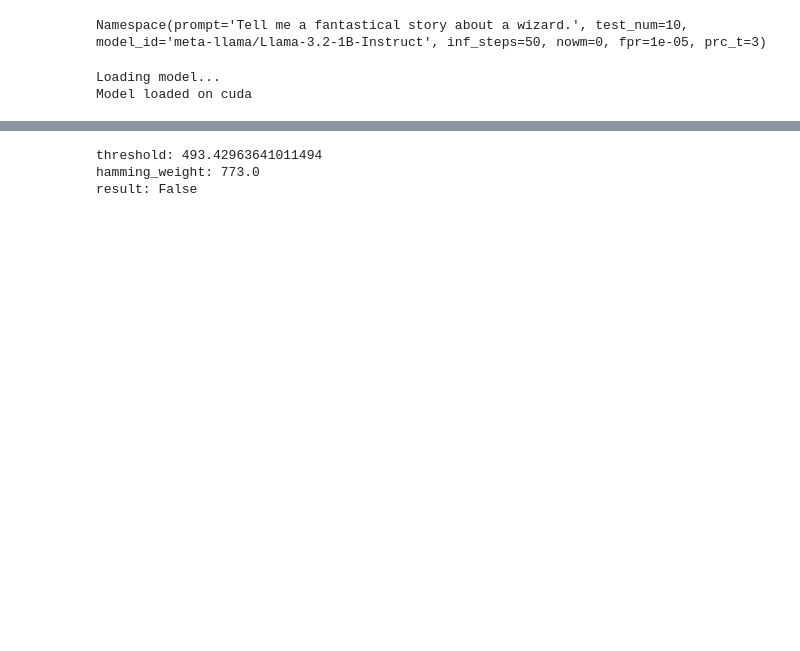
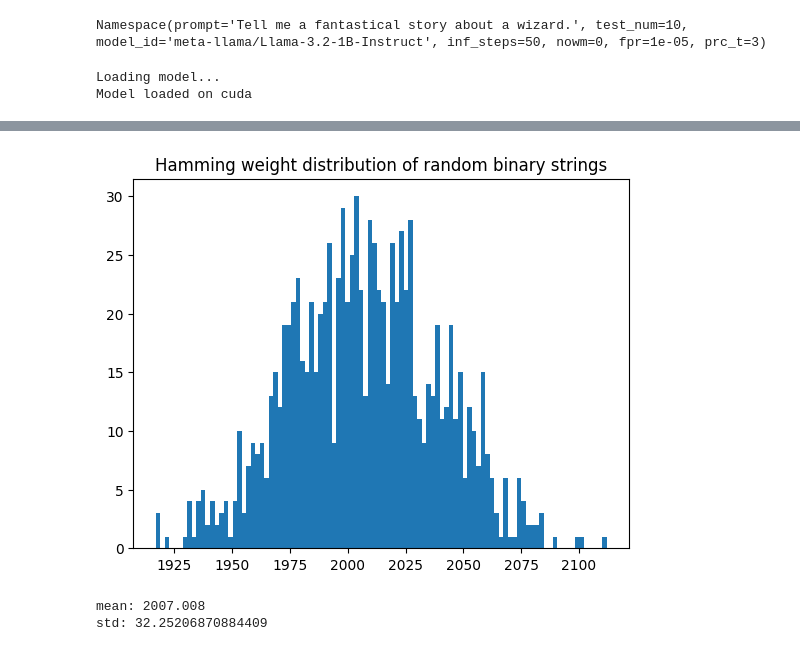
Before and after one commit to lawrencefeng17/PRC-Watermark, a Jupyter notebook: cg24.ipynb, the cells around one changed output, grey strips where cells are left out. Cells and saved outputs as stored; diff of their text form; code cells hidden in the pictures; blank space fills up the shorter version.

```diff
--- a/cg24.ipynb
+++ b/cg24.ipynb
@@ -304,13 +287,13 @@ Namespace(prompt='Tell me a fantastical story about a wizard.', test_num=10, mod
 # %%
 hf_cache_dir = '/home/lawrence/.cache/huggingface/hub'
 device = 'cuda' if torch.cuda.is_available() else 'cpu'
-n = 2**11 # the length of a PRC codeword (for stable diffusion)
+n = args.n
 test_num = args.test_num
 model_id = args.model_id
 nowm = args.nowm
 fpr = args.fpr
-prc_t = args.prc_t
-exp_id = f'binarize_num_{test_num}_steps_{args.inf_steps}_fpr_{fpr}_nowm_{nowm}_n_{n}'
+prc_t = 3
+exp_id = f'binarize_num_{test_num}_steps_{args.inf_steps}_t_{prc_t}_fpr_{fpr}_nowm_{nowm}_n_{n}'
 # %%
 print("Loading model...")
 config = AutoConfig.from_pretrained(model_id)
@@ -497,13 +512,19 @@ plt.show()
 # %%
 # generate random binary string
-random_binary_string = torch.rand(n)
-random_binary_string[random_binary_string < 0.5] = -1
-random_binary_string[random_binary_string >= 0.5] = 1
-threshold, hamming_weight, result = detect_hamming_binary(binarized_model, random_binary_string)
-print(f"threshold: {threshold}")
-print(f"hamming_weight: {hamming_weight}")
-print(f"result: {result}")
+hamming_weights = []
+for i in range(1000):
+    random_binary_string = torch.rand(n)
+    random_binary_string[random_binary_string < 0.5] = 0
+    random_binary_string[random_binary_string >= 0.5] = 1
+    threshold, hamming_weight, result = detect_hamming_binary(binarized_model, random_binary_string)
+    hamming_weights.append(hamming_weight)
+
+plt.hist(hamming_weights, bins=100)
+plt.title("Hamming weight distribution of random binary strings")
+plt.show()
+print(f"mean: {np.mean(hamming_weights)}")
+print(f"std: {np.std(hamming_weights)}")
 # %% [output]
+[figure, added]
-threshold: 493.42963641011494
-hamming_weight: 773.0
-result: False
+mean: 2007.008
+std: 32.25206870884409
```
Also changed, not shown: parts of 15 cells of this notebook, 22 other files.
